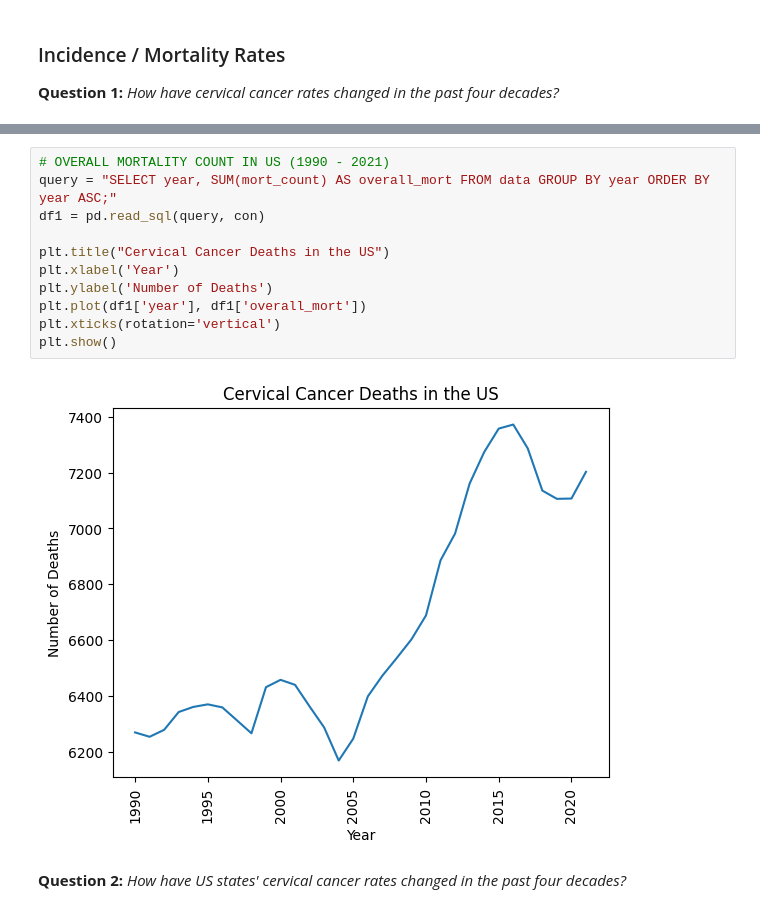
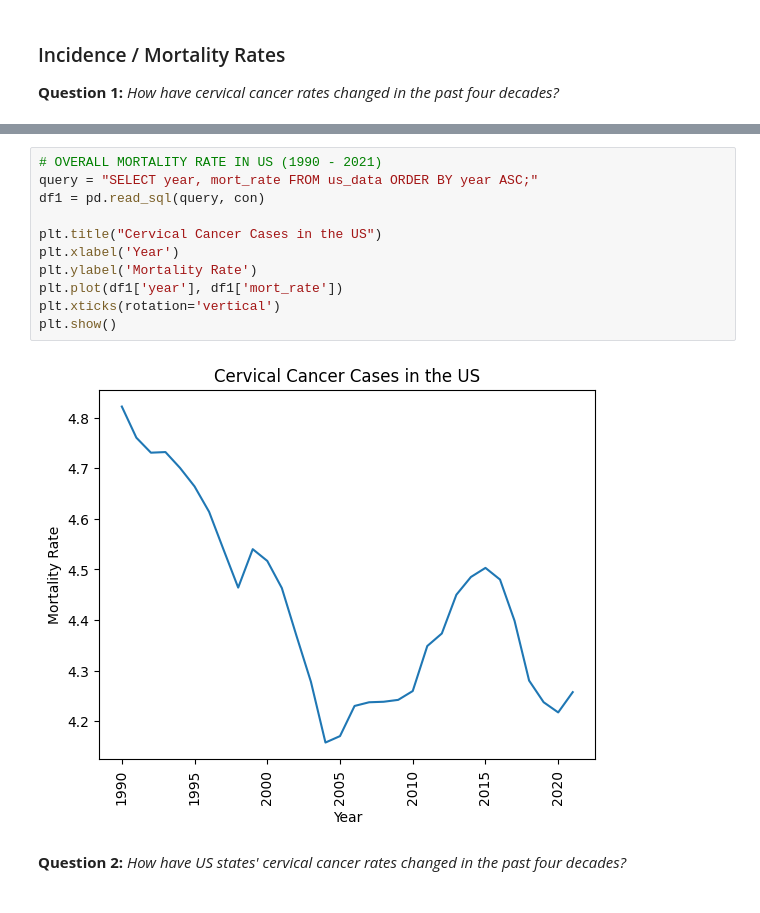
Before and after one commit to maya-papaya/ads1-cervical-cancer-analysis, a Jupyter notebook: First Semester Project: Analysis, Exploration, & Visualization (4).ipynb, the cells around one changed output, grey strips where cells are left out. Drawn from its saved outputs; the diff is of its cells as text.

```diff
--- a/First Semester Project: Analysis, Exploration, & Visualization (4).ipynb
+++ b/First Semester Project: Analysis, Exploration, & Visualization (4).ipynb
@@ -45,16 +45,16 @@ plt.show()
 # %%
-# OVERALL MORTALITY COUNT IN US (1990 - 2021)
-query = "SELECT year, SUM(mort_count) AS overall_mort FROM data GROUP BY year ORDER BY year ASC;"
+# OVERALL MORTALITY RATE IN US (1990 - 2021)
+query = "SELECT year, mort_rate FROM us_data ORDER BY year ASC;"
 df1 = pd.read_sql(query, con)
 
-plt.title("Cervical Cancer Deaths in the US")
+plt.title("Cervical Cancer Cases in the US")
 plt.xlabel('Year')
-plt.ylabel('Number of Deaths')
-plt.plot(df1['year'], df1['overall_mort'])
+plt.ylabel('Mortality Rate')
+plt.plot(df1['year'], df1['mort_rate'])
 plt.xticks(rotation='vertical')
 plt.show()
 # %% [output]
-[figure, old version]
+[figure, new version]
 # %% [markdown]
 **Question 2:** *How have US states' cervical cancer rates changed in the past four decades?*
 # %%
```
Also changed, not shown: parts of 8 cells of this notebook.
